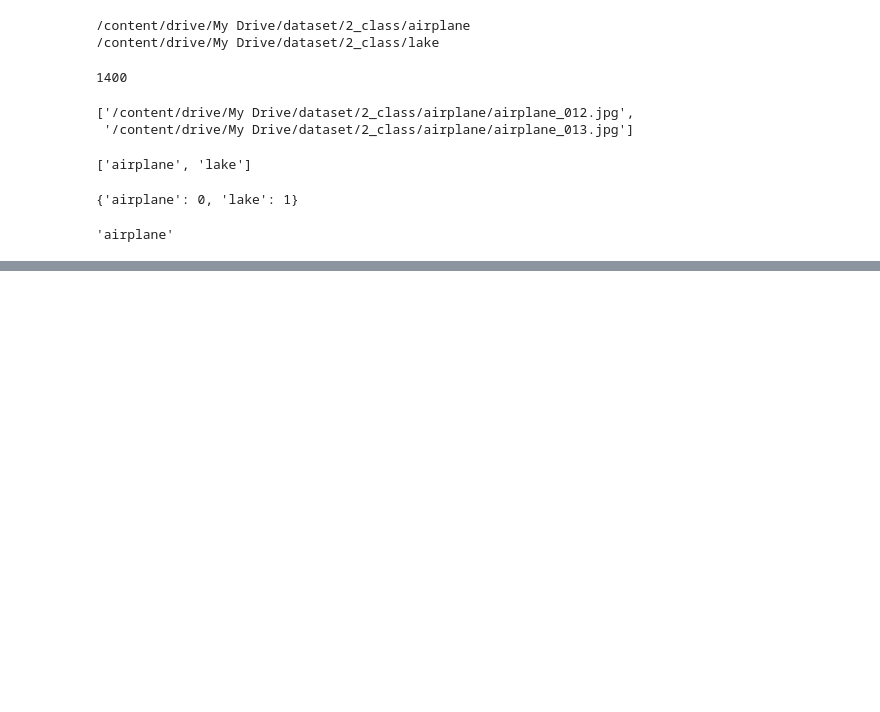
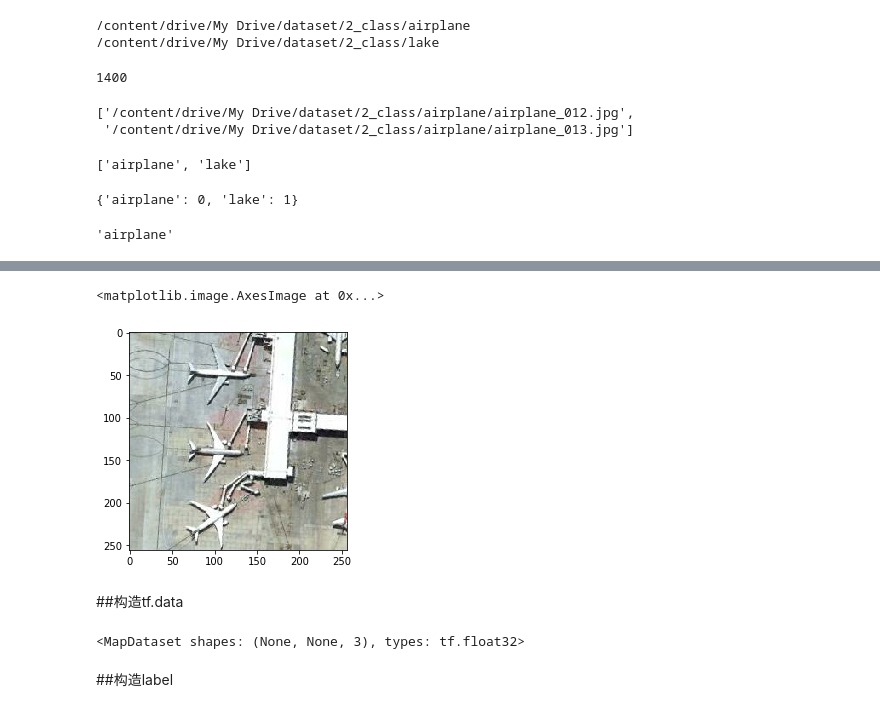
Before and after one commit to sunyingjian/study-tensorflow, a Jupyter notebook: 卫星图像识别.ipynb, the cells around one changed output, grey strips where cells are left out. Drawn from its saved outputs; the diff is of its cells as text; code cells hidden in the pictures; blank space fills up the shorter version.

```diff
--- a/卫星图像识别.ipynb
+++ b/卫星图像识别.ipynb
@@ -111,0 +106,6 @@ img_path=all_image_path[0]
+# %%
+#根据路径，读取图片
+img_path=all_image_path[0]
+img_path
+img_raw=tf.io.read_file(img_path)#读取图片
+img_raw
@@ -111,0 +116,5 @@ img_path=all_image_path[0]
+# %%
+#解码图片
+image_tensor=tf.image.decode_jpeg(img_raw,channels=3)
+image_tensor=tf.image.resize(image_tensor,[256,256])
+image_tensor
@@ -111,0 +141,7 @@ img_path=all_image_path[0]
+# %%
+image_tensor=tf.cast(image_tensor,tf.float32)#转换数据类型
+#图片标准化处理
+image_tensor=image_tensor/255
+#我们查看下这个图片,看到底是不是范围是0-1
+image_tensor.numpy().max()
+image_tensor.numpy().min()
@@ -111,0 +161,22 @@ img_path=all_image_path[0]
+# %%
+def load_preprosess_image(image_path):
+  img_raw=tf.io.read_file(img_path)#读取路径
+  image_tensor=tf.image.decode_jpeg(img_raw,channels=3)#解码图片,3代表解析的是彩色图片
+  #image_tensor=tf.image.resize(image_tensor,256,256)#图片可能会变形,告诉tensorflow大小是256×256
+  image_tensor=tf.cast(image_tensor,tf.float32)#转换数据类型
+  image_tensor=image_tensor/255#标准化操作
+  return image_tensor #返回处理结果
+# %%
+image_path_test=all_image_path[100]
+plt.imshow(load_preprosess_image(image_path_test))#调用并画出来
+# %% [output]
+<matplotlib.image.AxesImage at 0x...>
+[figure, added]
+# %% [markdown]
+##构造tf.data
+# %%
+path_ds=tf.data.Dataset.from_tensor_slices(all_image_path)
+image_dataset=path_ds.map(load_preprosess_image)#建造数据集
+image_dataset
+# %% [output]
+<MapDataset shapes: (None, None, 3), types: tf.float32>
@@ -111,0 +186,2 @@ img_path=all_image_path[0]
+# %% [markdown]
+##构造label
```
Also changed, not shown: parts of 23 cells of this notebook.
